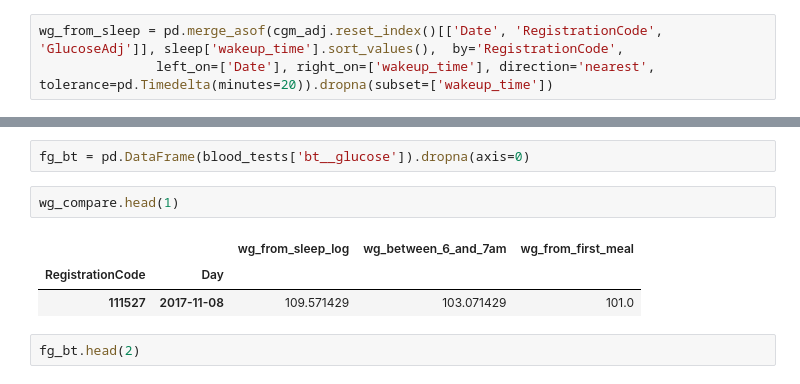
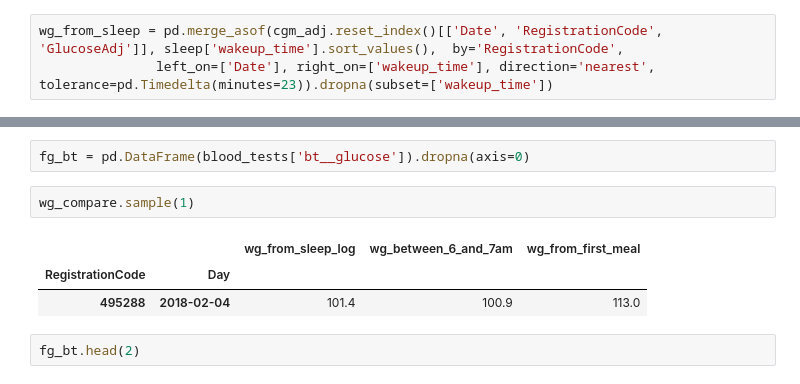
Before and after one commit to ElviraMingazova/MA_Thesis, a Jupyter notebook: Predictions from the diet and personal features.ipynb, the cells around one changed output, grey strips where cells are left out. Drawn from its saved outputs; the diff is of its cells as text.

```diff
--- a/Predictions from the diet and personal features.ipynb
+++ b/Predictions from the diet and personal features.ipynb
@@ -851,4 +851,4 @@ sleep['wakeup_time'] = sleep['wakeup_time'].dt.tz_localize(None)
 cgm_adj = cgm_adj.sort_index()
 # %%
 wg_from_sleep = pd.merge_asof(cgm_adj.reset_index()[['Date', 'RegistrationCode', 'GlucoseAdj']], sleep['wakeup_time'].sort_values(),  by='RegistrationCode',
-               left_on=['Date'], right_on=['wakeup_time'], direction='nearest', tolerance=pd.Timedelta(minutes=20)).dropna(subset=['wakeup_time'])
+               left_on=['Date'], right_on=['wakeup_time'], direction='nearest', tolerance=pd.Timedelta(minutes=23)).dropna(subset=['wakeup_time'])
@@ -1050,11 +1044,11 @@ print(pearson)
 # %%
 fg_bt = pd.DataFrame(blood_tests['bt__glucose']).dropna(axis=0)
 # %%
-wg_compare.head(1)
+wg_compare.sample(1)
 # %% [output]
 |  |  | wg_from_sleep_log | wg_between_6_and_7am | wg_from_first_meal |
 | RegistrationCode | Day |  |  |  |
-| 111527 | 2017-11-08 | 109.571429 | 103.071429 | 101.0 |
+| 495288 | 2018-02-04 | 101.4 | 100.9 | 113.0 |
 # %%
 fg_bt.head(2)
 # %% [output]
```
Also changed, not shown: parts of 33 cells of this notebook.
